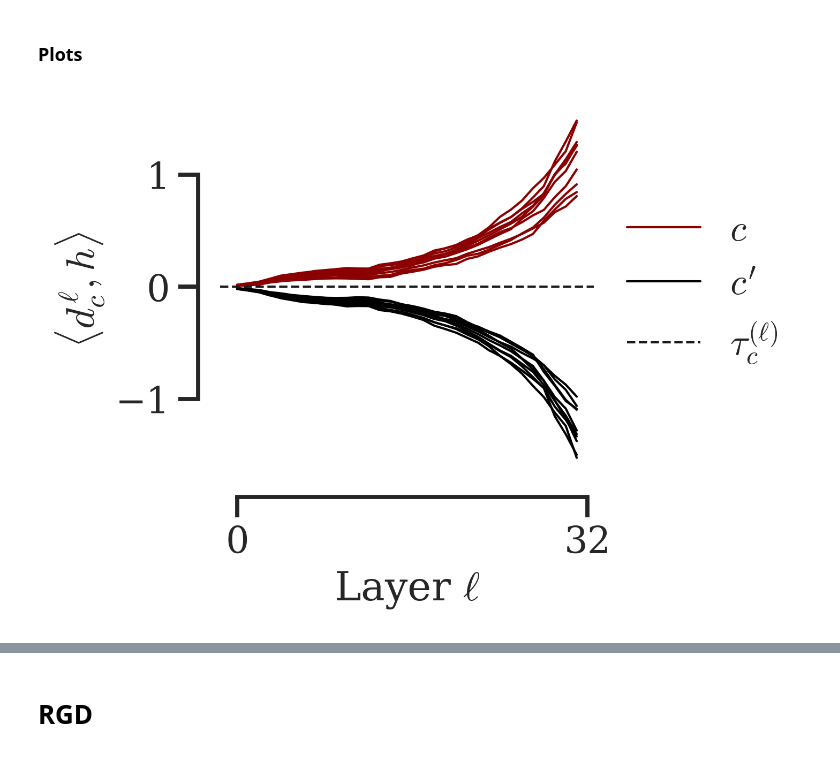
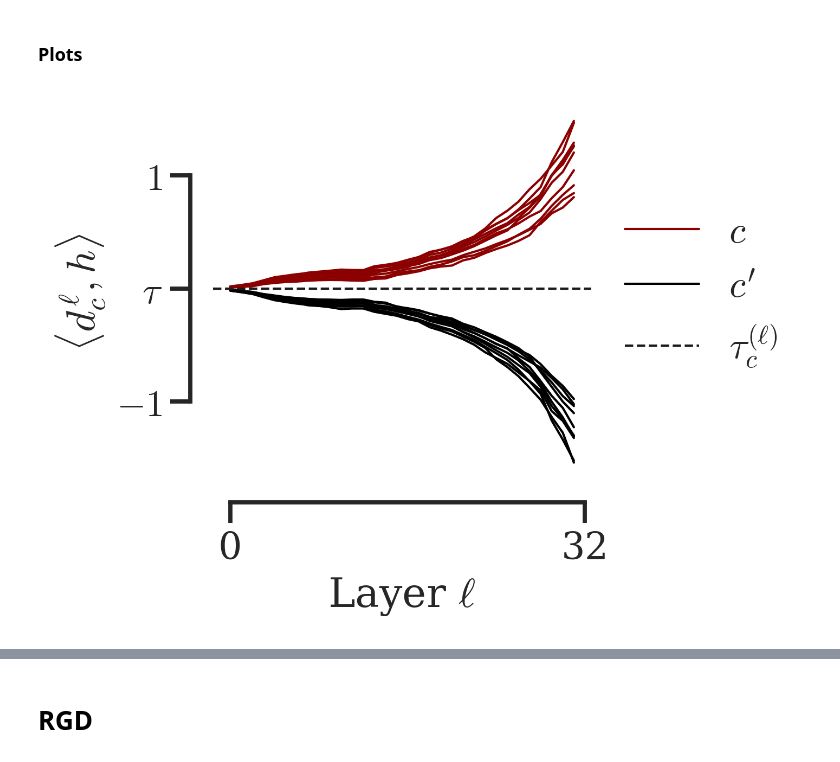
Before and after one commit to rgs2151/forget, a Jupyter notebook: notebooks_refuse/llama3.ipynb, the cells around one changed output, grey strips where cells are left out. Cells and saved outputs as stored; diff of their text form; code cells hidden in the pictures.

```diff
--- a/notebooks_refuse/llama3.ipynb
+++ b/notebooks_refuse/llama3.ipynb
@@ -35,6 +35,7 @@ plt.rcParams['axes.spines.top'] = False
 plt.rcParams['axes.spines.right'] = False
 plt.rcParams['lines.linewidth'] = 1
 plt.rcParams['figure.figsize'] = [3.0,3.0]
+plt.rcParams['patch.linewidth'] = 0
 
 from matplotlib import rcParams
 rcParams['image.interpolation'] = 'none'
@@ -382,35 +383,35 @@ for target in concepts:
 t_df = pd.DataFrame(t.stack(t_proj_means).detach().cpu().numpy()).reset_index().melt(id_vars="index", var_name="layer", value_name="projection")
 t_df["group"] = NOTATIONS["c"]
 
 n_df = pd.DataFrame(t.stack(n_proj_means).detach().cpu().numpy()).reset_index().melt(id_vars="index", var_name="layer", value_name="projection")
 n_df["group"] = NOTATIONS["c_prime"]
 
 plot_df = pd.concat([t_df, n_df], ignore_index=True)
 
 # 4. plot all 10 c and the c' lines itself
 plt.figure(dpi=300)
 sns.lineplot(
     data=plot_df,
     x="layer",
     y="projection",
     hue="group",
     units="index",
     estimator=None,
     palette=[PRIMARY_COLOR, SECONDARY_COLOR],
 )
 plt.axhline(0, color="k", linewidth=1, linestyle="--", alpha=1, label=NOTATIONS["tau"])
 
 # Put the legend in the right mid out of frame
 plt.legend(loc="center left", bbox_to_anchor=(1, 0.5))
 
 plt.ylabel(r"$\langle d_c^{\ell}, h \rangle$")
 plt.xlabel(f"Layer {NOTATIONS['layer']}")
 plt.xticks([0, 32])
-plt.yticks([-1, 0, 1])
+plt.yticks([-1, 0, 1], labels=[r"$-1$", r"$\tau$", r"$1$"])
 sns.despine(trim=True, offset=10)
 plt.show()
 # %% [output]
-[figure, old version]
+[figure, new version]
 # %%
 pair_df = pd.concat([
     pd.DataFrame({
```
Also changed, not shown: parts of 9 cells of this notebook, 2 other files.
